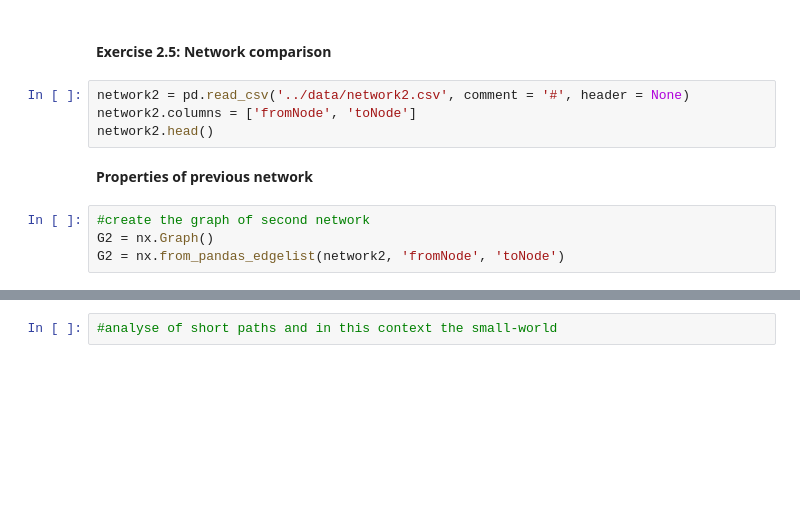
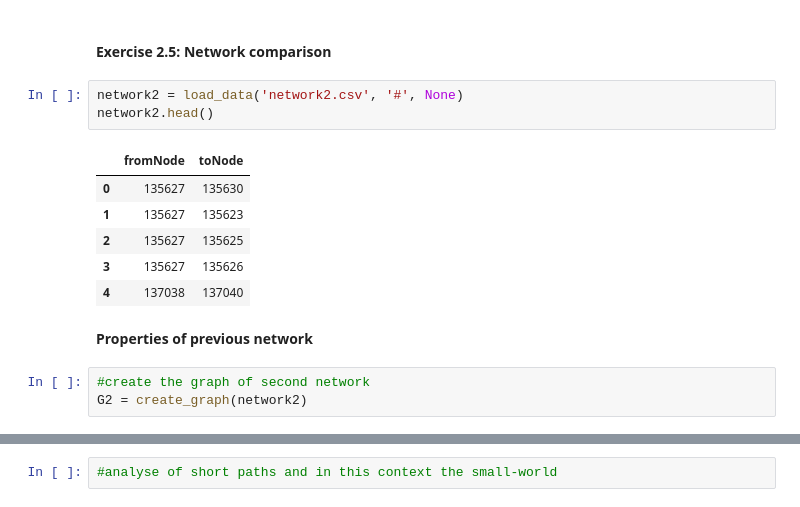
Before and after one commit to ewaMiazga/InternetAnalytics-2023, a Jupyter notebook: assignment/ix-lab2-notebook-part1.ipynb, the cells around one changed output, grey strips where cells are left out. Drawn from its saved outputs; the diff is of its cells as text; blank space fills up the shorter version.

```diff
--- a/assignment/ix-lab2-notebook-part1.ipynb
+++ b/assignment/ix-lab2-notebook-part1.ipynb
@@ -210,14 +209,19 @@ reachable_r(r)
 # %% [markdown]
 #### Exercise 2.5: Network comparison
 # %%
-network2 = pd.read_csv('../data/network2.csv', comment = '#', header = None)
-network2.columns = ['fromNode', 'toNode']
+network2 = load_data('network2.csv', '#', None)
 network2.head()
+# %% [output]
+|  | fromNode | toNode |
+| 0 | 135627 | 135630 |
+| 1 | 135627 | 135623 |
+| 2 | 135627 | 135625 |
+| 3 | 135627 | 135626 |
+| 4 | 137038 | 137040 |
 # %% [markdown]
 **Properties of previous network**
 # %%
 #create the graph of second network
-G2 = nx.Graph()
-G2 = nx.from_pandas_edgelist(network2, 'fromNode', 'toNode')
+G2 = create_graph(network2)
 # %%
 #calc num of edges and nodes in the graph
```
Also changed, not shown: parts of 18 cells of this notebook.
